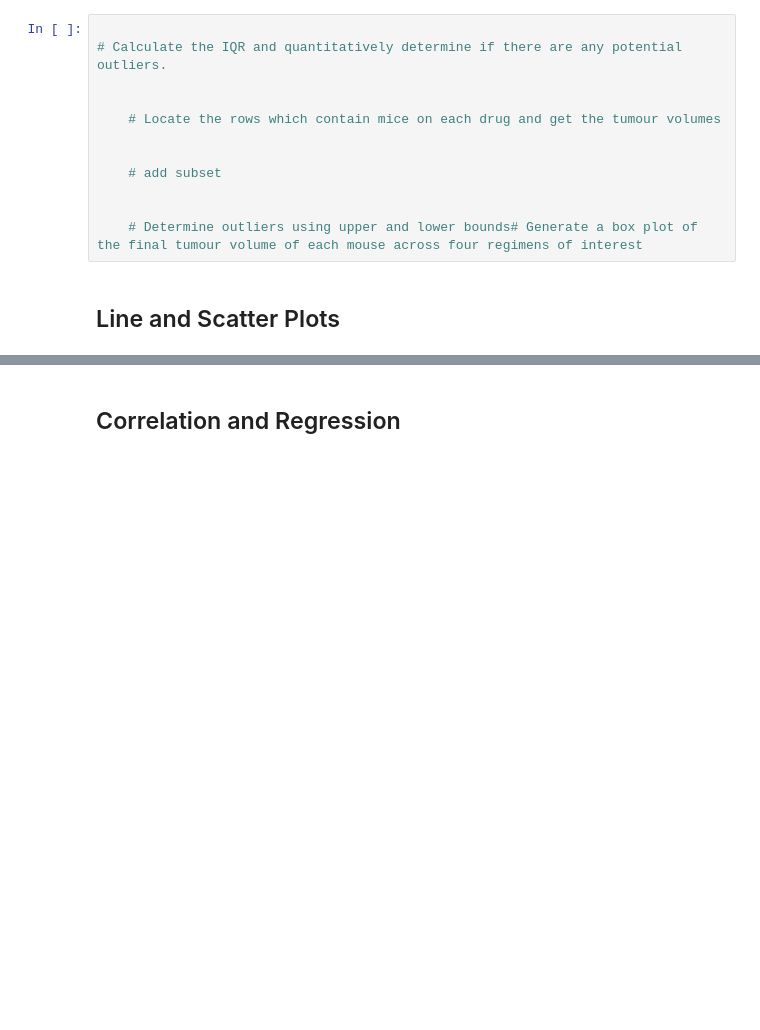
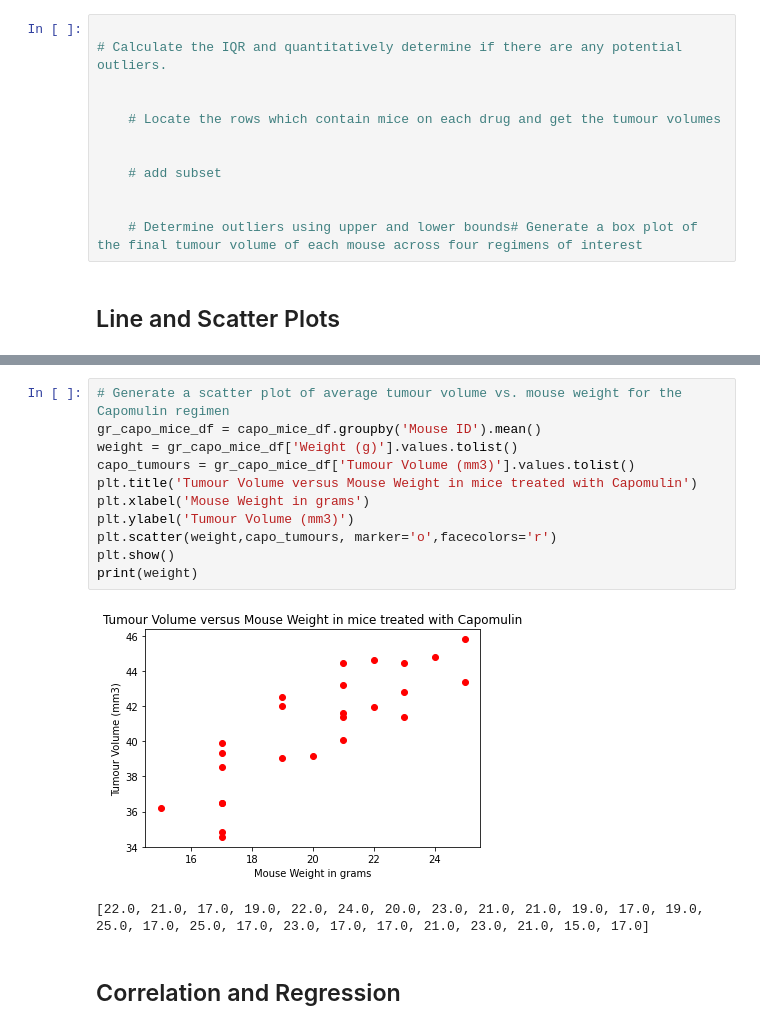
Before and after one commit to Borruu/Module-05-Challenge, a Jupyter notebook: Pymaceuticals/MySolution.ipynb, the cells around one changed output, grey strips where cells are left out. Cells and saved outputs as stored; diff of their text form; blank space fills up the shorter version.

```diff
--- a/Pymaceuticals/MySolution.ipynb
+++ b/Pymaceuticals/MySolution.ipynb
@@ -421,3 +444,17 @@ Name: Timepoint, dtype: int64
+# %%
+# Generate a scatter plot of average tumour volume vs. mouse weight for the Capomulin regimen
+gr_capo_mice_df = capo_mice_df.groupby('Mouse ID').mean()
+weight = gr_capo_mice_df['Weight (g)'].values.tolist()
+capo_tumours = gr_capo_mice_df['Tumour Volume (mm3)'].values.tolist()
+plt.title('Tumour Volume versus Mouse Weight in mice treated with Capomulin')
+plt.xlabel('Mouse Weight in grams')
+plt.ylabel('Tumour Volume (mm3)')
+plt.scatter(weight,capo_tumours, marker='o',facecolors='r')
+plt.show()
+print(weight)
+# %% [output]
+[figure, added]
+[22.0, 21.0, 17.0, 19.0, 22.0, 24.0, 20.0, 23.0, 21.0, 21.0, 19.0, 17.0, 19.0, 25.0, 17.0, 25.0, 17.0, 23.0, 17.0, 17.0, 21.0, 23.0, 21.0, 15.0, 17.0]
 # %% [markdown]
 ## Correlation and Regression
 # %%
```
Also changed, not shown: parts of 21 cells of this notebook.
